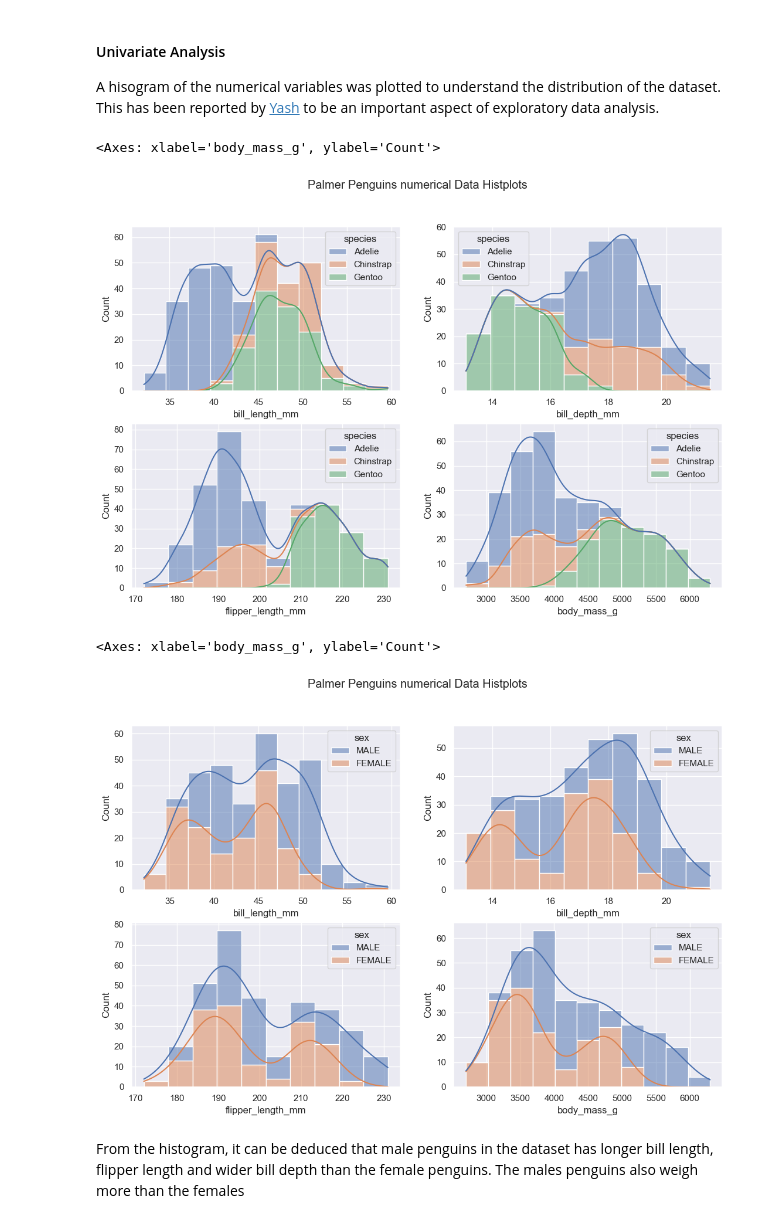
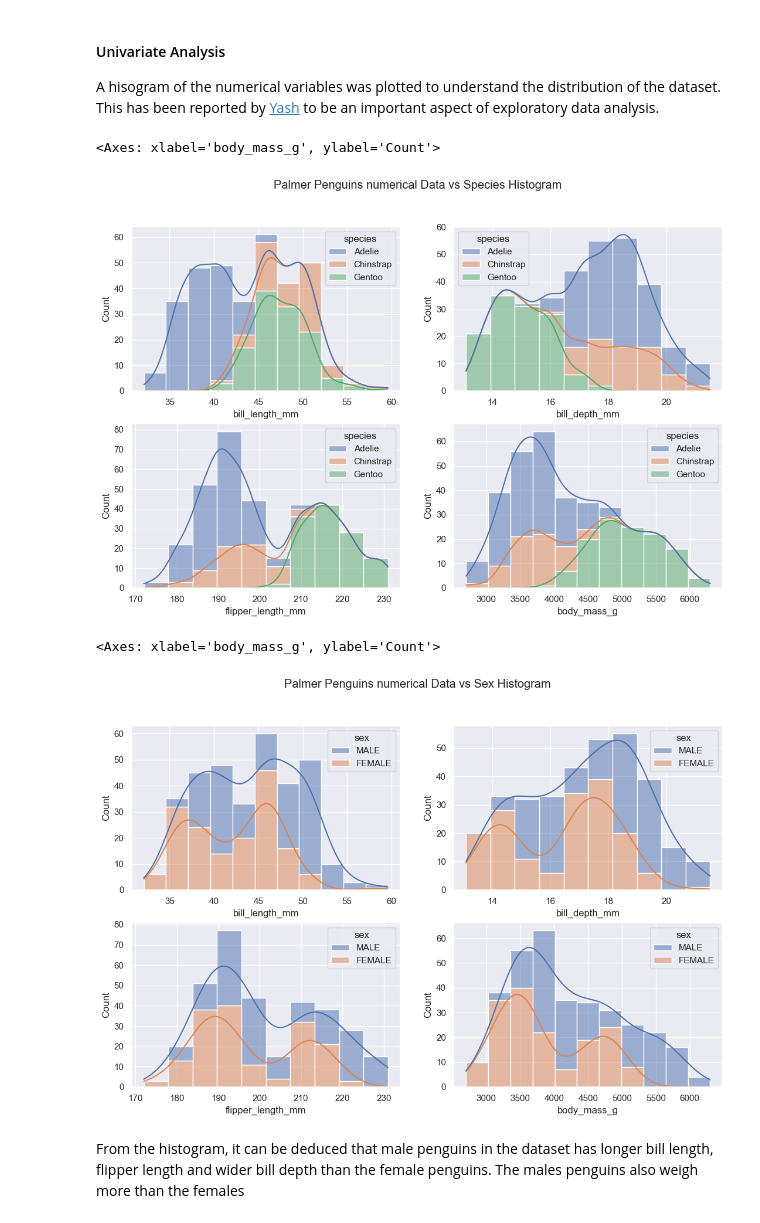
Before and after one commit to Gtalen/data-analytics, a Jupyter notebook: penguins.ipynb, the cells around one changed output. Saved outputs shown, nothing was run; the diff lists cells and outputs as text; code cells hidden in the pictures.

```diff
--- a/penguins.ipynb
+++ b/penguins.ipynb
@@ -204,19 +228,19 @@ palmer_penguins.describe()
 A hisogram of the numerical variables was plotted to understand the distribution of the dataset. This has been reported by [Yash](https://medium.com/codex/exploratory-data-analysis-a-roadmap-for-cleaning-3e01a0d694) to be an important aspect of exploratory data analysis.
 # %%
 fig, ax = plt.subplots(2, 2, figsize = (13, 8))
-fig.suptitle ('Palmer Penguins numerical Data Histplots')
+fig.suptitle ('Palmer Penguins numerical Data vs Species Histogram')
 
 #creating a histplot for the numerical variables
 sns.histplot(data=palmer_penguins, x='bill_length_mm', hue='species',  multiple='stack', kde=True, ax = ax [0, 0])
 sns.histplot(data=palmer_penguins, x='bill_depth_mm', hue='species',   multiple='stack', kde=True, ax = ax [0, 1])
 sns.histplot(data=palmer_penguins, x='flipper_length_mm',hue='species',multiple='stack', kde=True, ax = ax [1, 0])
 sns.histplot(data=palmer_penguins, x='body_mass_g', hue='species', multiple='stack',kde=True, ax = ax [1, 1])
 # %% [output]
 <Axes: xlabel='body_mass_g', ylabel='Count'>
-[figure, old version]
+[figure, new version]
 # %%
 fig, ax = plt.subplots(2, 2, figsize = (13, 8))
-fig.suptitle ('Palmer Penguins numerical Data Histplots')
+fig.suptitle ('Palmer Penguins numerical Data vs Sex Histogram')
 
 #creating a histplot for the numerical variables
 sns.histplot(data=palmer_penguins, x='bill_length_mm', hue='sex', multiple='stack', kde=True, ax = ax [0, 0])
@@ -225,7 +249,7 @@ sns.histplot(data=palmer_penguins, x='flipper_length_mm',hue='sex',multiple='sta
 sns.histplot(data=palmer_penguins, x='body_mass_g', hue='sex', multiple='stack',kde=True, ax = ax [1, 1])
 # %% [output]
 <Axes: xlabel='body_mass_g', ylabel='Count'>
-[figure, old version]
+[figure, new version]
 # %% [markdown]
 From the histogram, it can be deduced that male penguins in the dataset has longer bill length, flipper length and wider bill depth than the female penguins. The males penguins also weigh more than the females
 # %%
```
Also changed, not shown: parts of 44 cells of this notebook.
